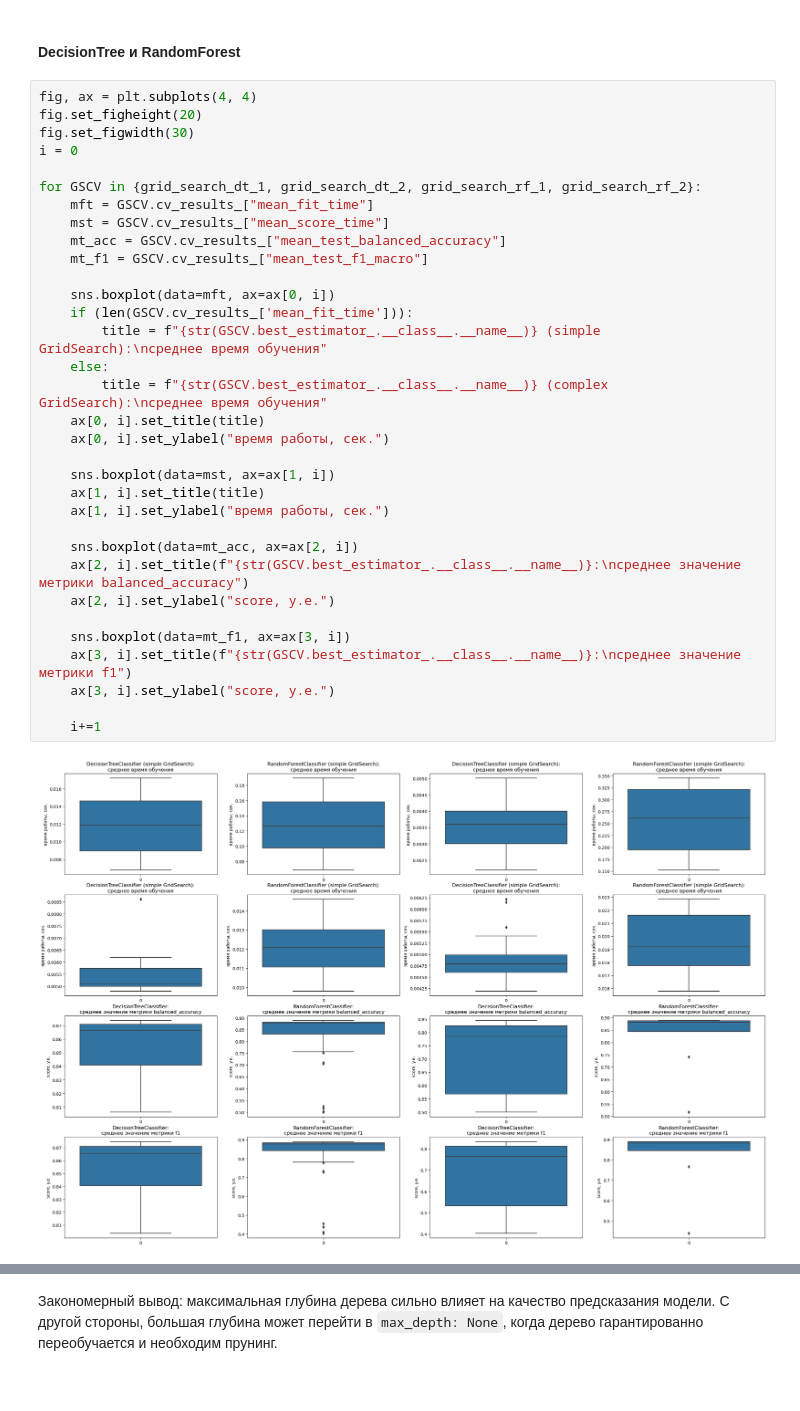
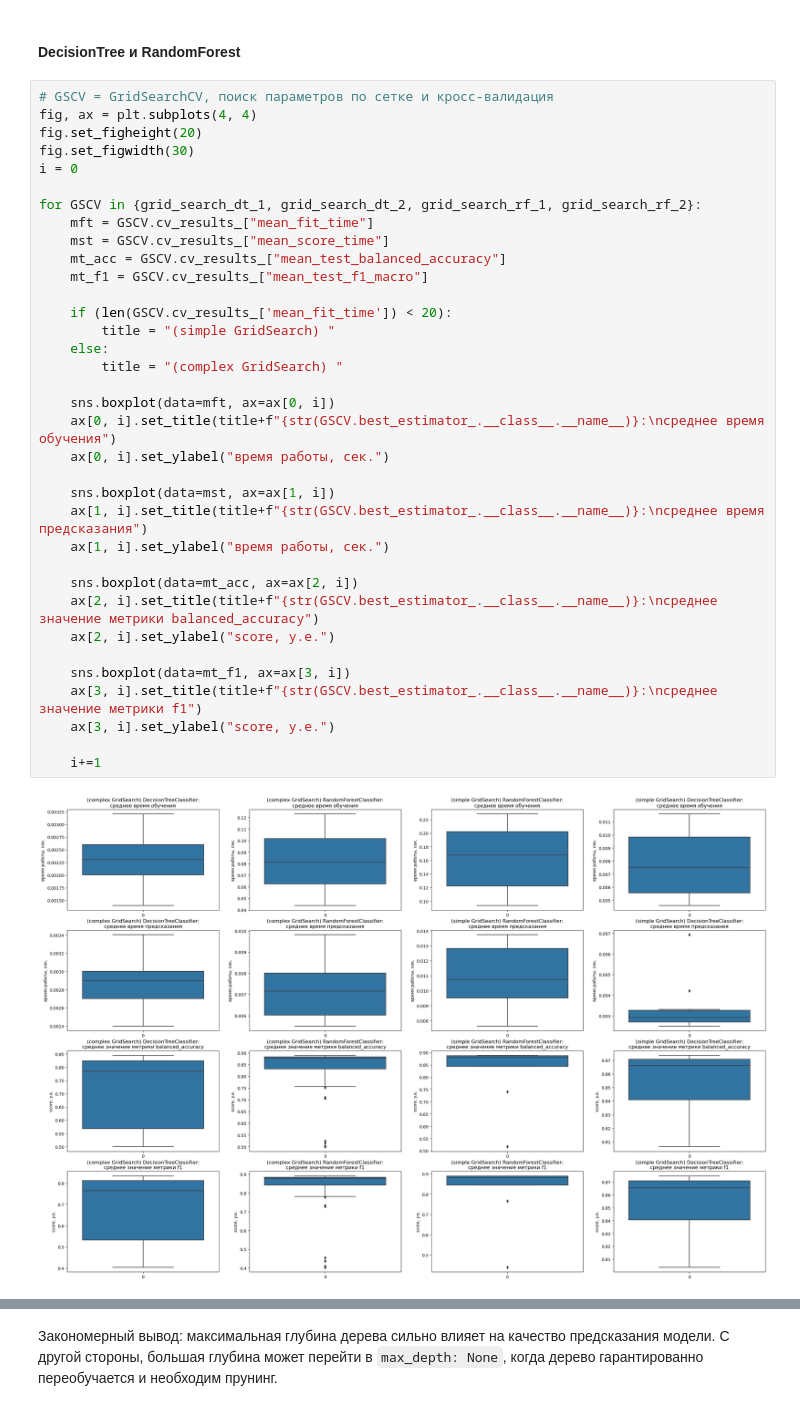
Before and after one commit to masl3noki/course-ML, a Jupyter notebook: Lab2_complex_task_var2/complex_task_var2.ipynb, the cells around one changed output, grey strips where cells are left out. Cells and saved outputs as stored; diff of their text form.

```diff
--- a/Lab2_complex_task_var2/complex_task_var2.ipynb
+++ b/Lab2_complex_task_var2/complex_task_var2.ipynb
@@ -1016,40 +1041,42 @@ for GSCV in pairs:
 # %% [markdown]
 #### DecisionTree и RandomForest
 # %%
+# GSCV = GridSearchCV, поиск параметров по сетке и кросс-валидация
 fig, ax = plt.subplots(4, 4)
 fig.set_figheight(20)
 fig.set_figwidth(30)
 i = 0
 
 for GSCV in {grid_search_dt_1, grid_search_dt_2, grid_search_rf_1, grid_search_rf_2}:
     mft = GSCV.cv_results_["mean_fit_time"]
     mst = GSCV.cv_results_["mean_score_time"]
     mt_acc = GSCV.cv_results_["mean_test_balanced_accuracy"]
     mt_f1 = GSCV.cv_results_["mean_test_f1_macro"]
 
+    if (len(GSCV.cv_results_['mean_fit_time']) < 20):
+        title = "(simple GridSearch) "
+    else:
+        title = "(complex GridSearch) "
+
     sns.boxplot(data=mft, ax=ax[0, i])
-    if (len(GSCV.cv_results_['mean_fit_time'])):
-        title = f"{str(GSCV.best_estimator_.__class__.__name__)} (simple GridSearch):\nсреднее время обучения"
-    else:
-        title = f"{str(GSCV.best_estimator_.__class__.__name__)} (complex GridSearch):\nсреднее время обучения"
-    ax[0, i].set_title(title)
+    ax[0, i].set_title(title+f"{str(GSCV.best_estimator_.__class__.__name__)}:\nсреднее время обучения")
     ax[0, i].set_ylabel("время работы, сек.")
 
     sns.boxplot(data=mst, ax=ax[1, i])
-    ax[1, i].set_title(title)
+    ax[1, i].set_title(title+f"{str(GSCV.best_estimator_.__class__.__name__)}:\nсреднее время предсказания")
     ax[1, i].set_ylabel("время работы, сек.")
 
     sns.boxplot(data=mt_acc, ax=ax[2, i])
-    ax[2, i].set_title(f"{str(GSCV.best_estimator_.__class__.__name__)}:\nсреднее значение метрики balanced_accuracy")
+    ax[2, i].set_title(title+f"{str(GSCV.best_estimator_.__class__.__name__)}:\nсреднее значение метрики balanced_accuracy")
     ax[2, i].set_ylabel("score, y.e.")
 
     sns.boxplot(data=mt_f1, ax=ax[3, i])
-    ax[3, i].set_title(f"{str(GSCV.best_estimator_.__class__.__name__)}:\nсреднее значение метрики f1")
+    ax[3, i].set_title(title+f"{str(GSCV.best_estimator_.__class__.__name__)}:\nсреднее значение метрики f1")
     ax[3, i].set_ylabel("score, y.e.")
 
     i+=1
 # %% [output]
-[figure, old version]
+[figure, new version]
 # %% [markdown]
 В итоге получаем на кросс валидации следующие результаты: `DecisionTreeClassifier`, который хотя и намного проще `RandomForestClassifier`, обучался гораздо быстрее и по метрике `balanced_accuracy` также эффективнее. Но стоит заметить, что одинокое дерево часто ошибается, согласно `f1_score`, нежели ансамбль.
 
```
Also changed, not shown: parts of 17 cells of this notebook.
